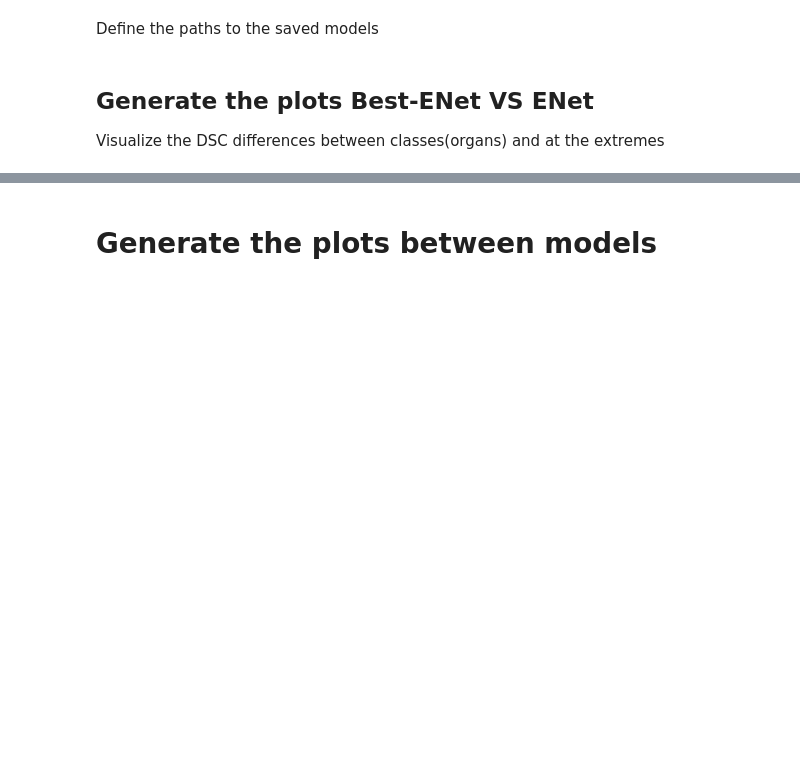
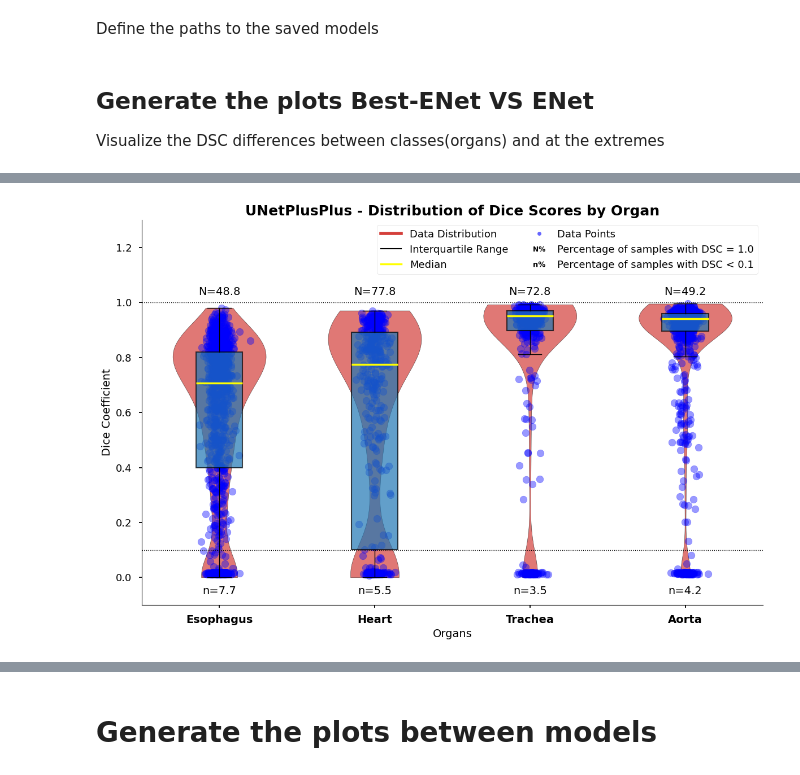
Before and after one commit to prundeanualin/ai4mi_project, a Jupyter notebook: plot.ipynb, the cells around one changed output, grey strips where cells are left out. Cells and saved outputs as stored; diff of their text form; code cells hidden in the pictures; blank space fills up the shorter version.

```diff
--- a/plot.ipynb
+++ b/plot.ipynb
@@ -245,0 +267,5 @@ plot_dice_violin(baseline_enet_path, baseline_enet_name)
+# %%
+# Plot for best performing model - UNetPlusPlus
+plot_dice_violin(best_unetplusplus_path, bestunetplusplus_name)
+# %% [output]
+[figure, added]
```
Also changed, not shown: parts of 9 cells of this notebook.
